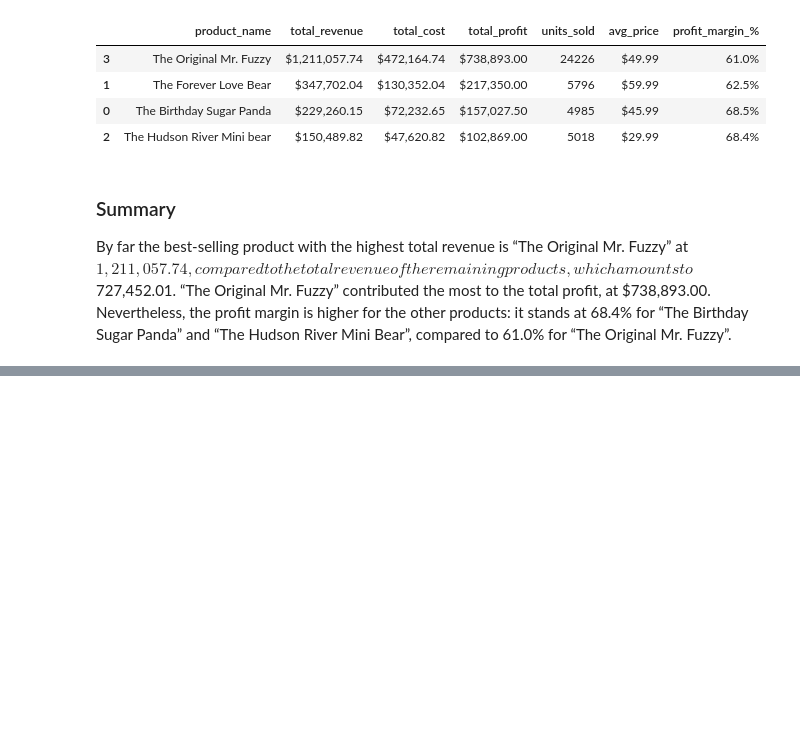
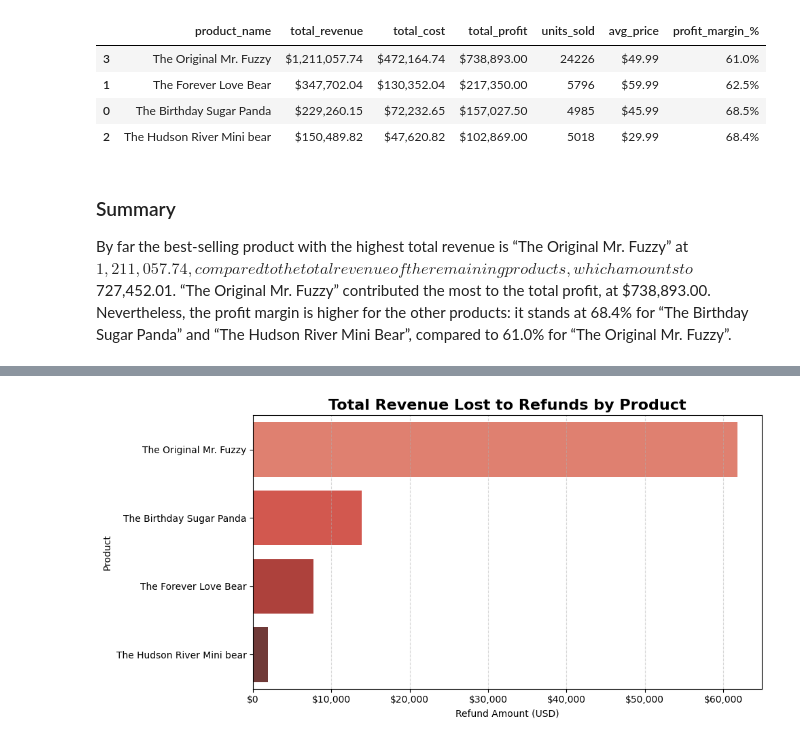
Before and after one commit to timleiler/Sales-Analysis, a Jupyter notebook: Code/4_Analysis.ipynb, the cells around one changed output, grey strips where cells are left out. Cells and saved outputs as stored; diff of their text form; code cells hidden in the pictures; blank space fills up the shorter version.

```diff
--- a/Code/4_Analysis.ipynb
+++ b/Code/4_Analysis.ipynb
@@ -245,0 +289,17 @@ By far the best-selling product with the highest total revenue is “The Origina
+# %%
+# Plot - Revenue Lost to Refunds by Product
+
+fig, ax = plt.subplots(figsize=(10, 5))
+
+sns.barplot(data=refund_summary.sort_values("refund_amount", ascending=False),
+            x="refund_amount", y="product_name", hue="product_name", palette="Reds_d", ax=ax)
+
+ax.set_title("Total Revenue Lost to Refunds by Product", fontsize=16, fontweight="bold")
+ax.set_xlabel("Refund Amount (USD)")
+ax.set_ylabel("Product")
+ax.xaxis.set_major_formatter(mticker.FuncFormatter(lambda x, _: f"${x:,.0f}"))
+ax.grid(axis="x", linestyle="--", alpha=0.5)
+plt.tight_layout()
+plt.show()
+# %% [output]
+[figure, added]
```
Also changed, not shown: parts of 6 cells of this notebook.
